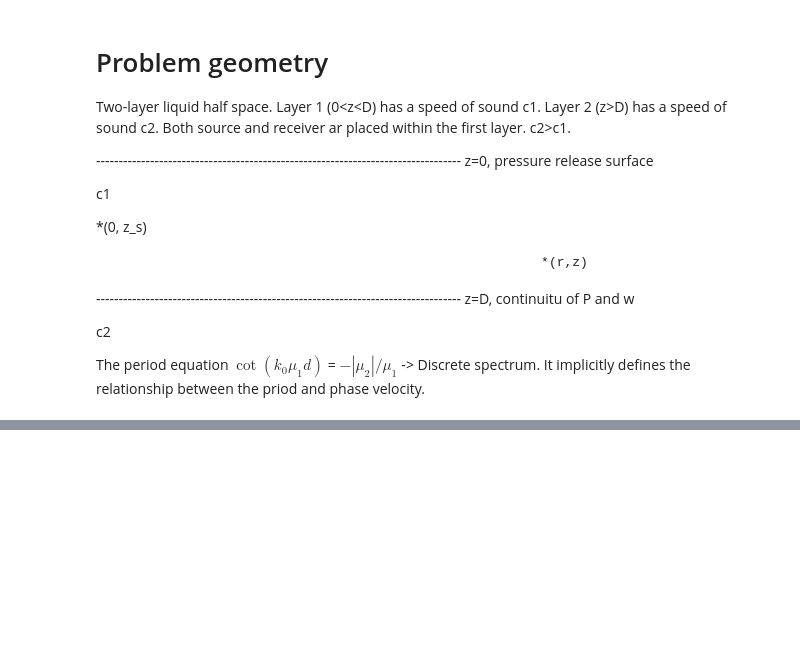
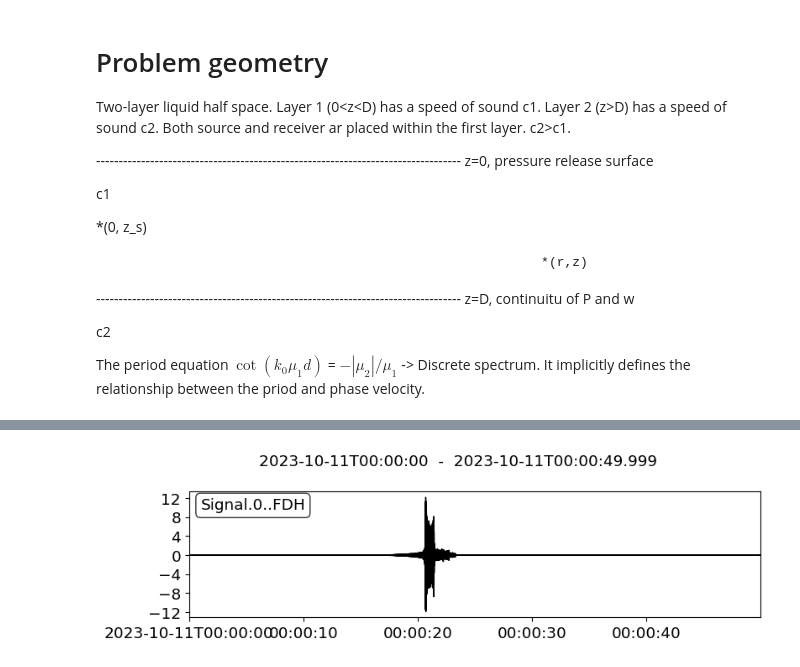
Before and after one commit to Gilaverbuch/pypekeris, a Jupyter notebook: Pekeris Solver.ipynb, the cells around one changed output, grey strips where cells are left out. Cells and saved outputs as stored; diff of their text form; code cells hidden in the pictures; blank space fills up the shorter version.

Commit message:
fixed bugs in broadband

```diff
--- a/Pekeris Solver.ipynb
+++ b/Pekeris Solver.ipynb
@@ -83,0 +87,3 @@ plt.show()
+# %%
+z = np.arange(1,20,1)
+z
@@ -83,0 +93,7 @@ plt.show()
+# %%
+st = Stream()
+for zz in range(0,len(z)):
+    print('source depth is ',z[zz],'meters')
+    tr_s, tr_r = pekeris_broadband(fmax=4.9e2, r=2e4, dt=1e-3, zs=z[zz], zr=10, num_mode=5, date_time='2023-10-11')
+    tr_r.stats.station=str(zz)
+    st.append(tr_r)
@@ -83,0 +137,8 @@ plt.show()
+# %%
+# tr_new = Trace()
+for tr in st:
+    try:
+        tr_new_.data+=tr.data
+        print(tr)
+    except:
+        tr_new_ = tr.copy()
@@ -83,0 +164,4 @@ plt.show()
+# %%
+tr_new_.plot();
+# %% [output]
+[figure, added]
```
Also changed, not shown: parts of 8 cells of this notebook, 1 other file.
